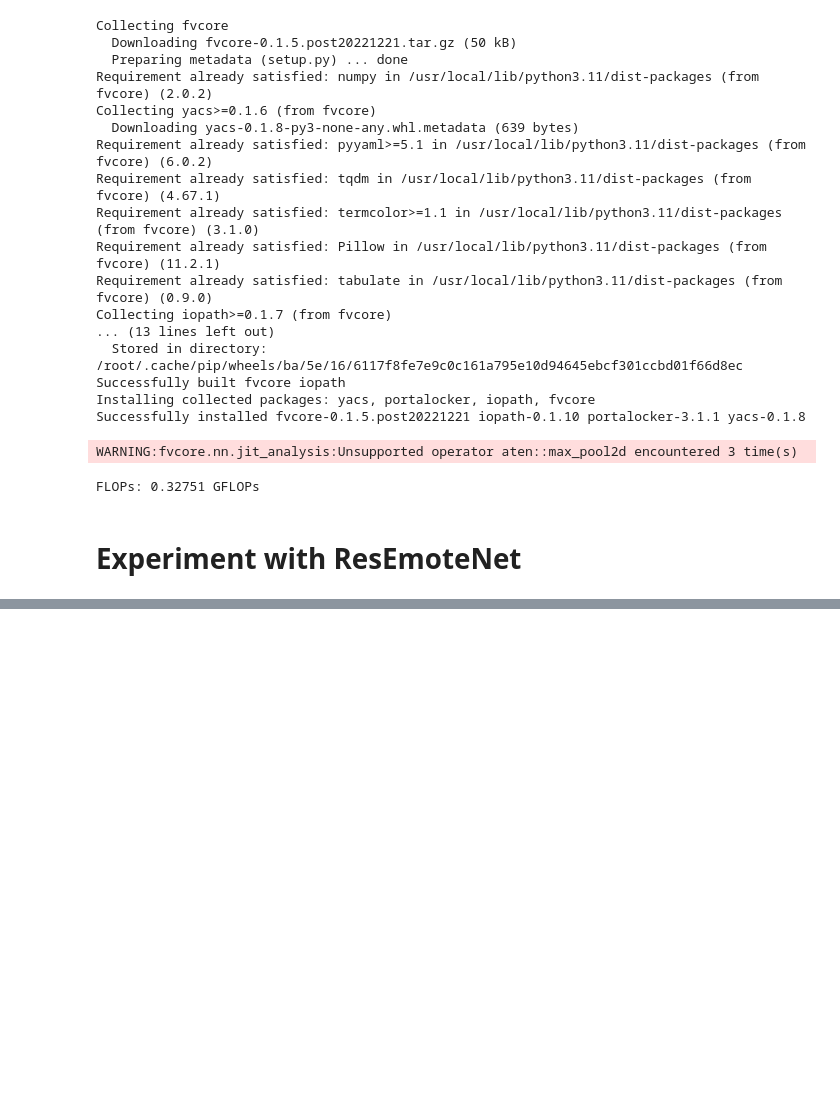
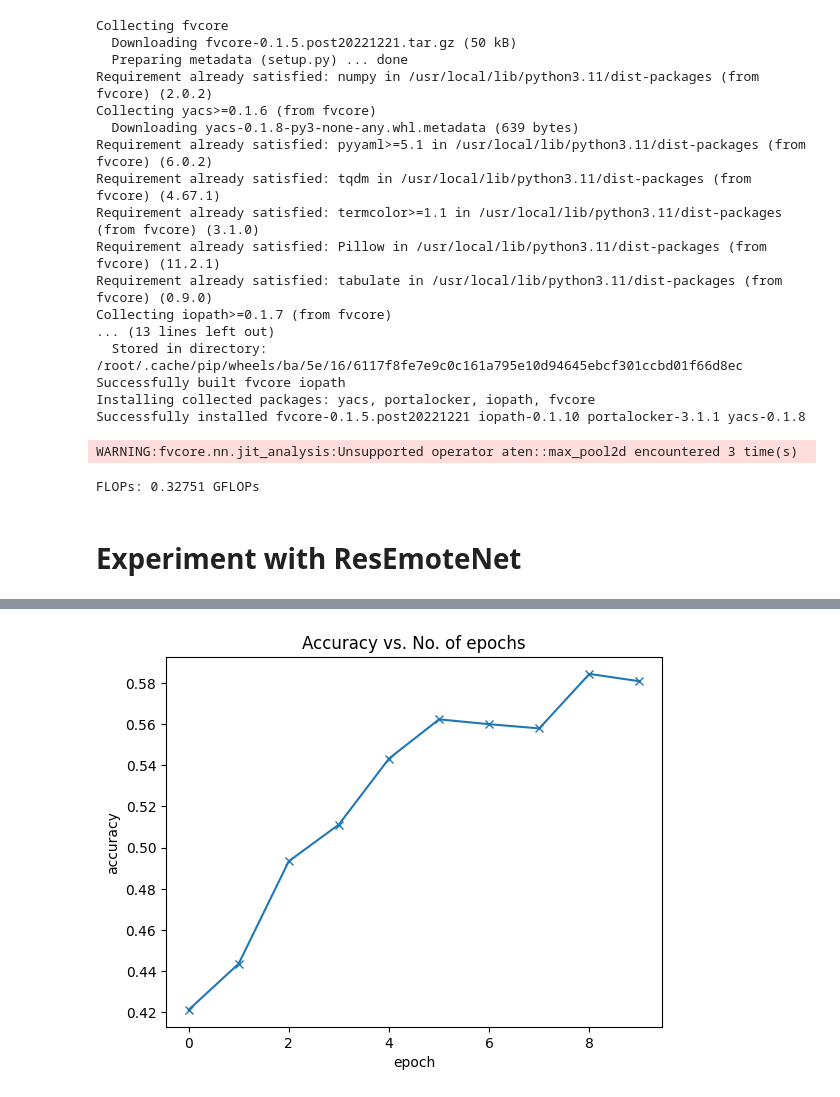
Before and after one commit to nmhaaa3218/CV-Facial-Expression, a Jupyter notebook: Facial_Expression_Recognition_2025.ipynb, the cells around one changed output, grey strips where cells are left out. Saved outputs shown, nothing was run; the diff lists cells and outputs as text; code cells hidden in the pictures; blank space fills up the shorter version.

```diff
--- a/Facial_Expression_Recognition_2025.ipynb
+++ b/Facial_Expression_Recognition_2025.ipynb
@@ -574,0 +672,3 @@ ModuleNotFoundError: No module named 'ResEmoteNet'
+# %%
+model_ree = to_device(ResExpressionModel(num_classes = 7, in_channels=1), device)
+model_ree
@@ -574,0 +693,5 @@ ModuleNotFoundError: No module named 'ResEmoteNet'
+# %%
+num_epochs = 10
+opt_func = torch.optim.Adam
+lr = 0.001
+history = fit(num_epochs, lr, model_ree, train_dl, valid_dl, opt_func)
@@ -574,0 +709,4 @@ ModuleNotFoundError: No module named 'ResEmoteNet'
+# %%
+plot_accuracies(history)
+# %% [output]
+[figure, added]
```
Also changed, not shown: parts of 7 cells of this notebook.
